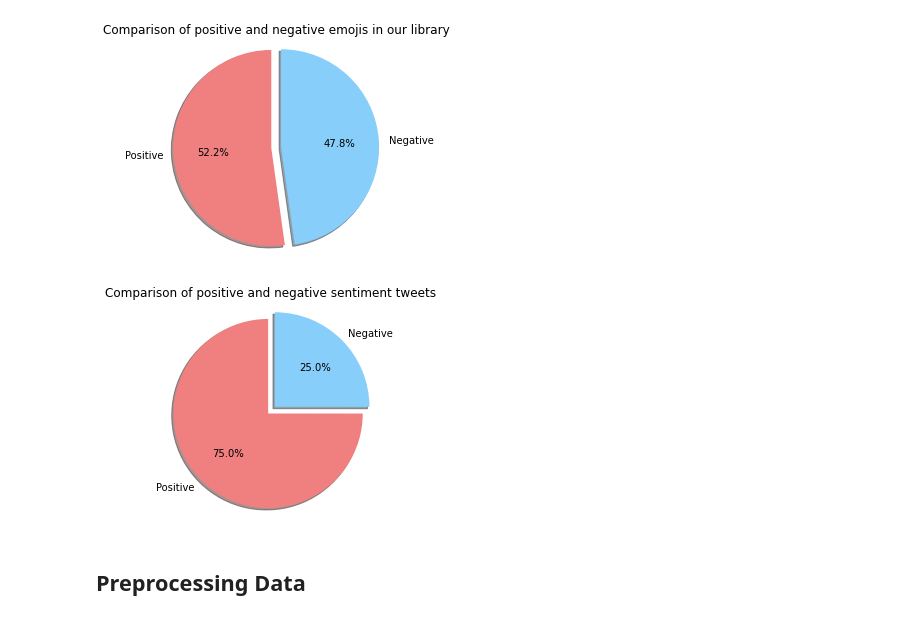
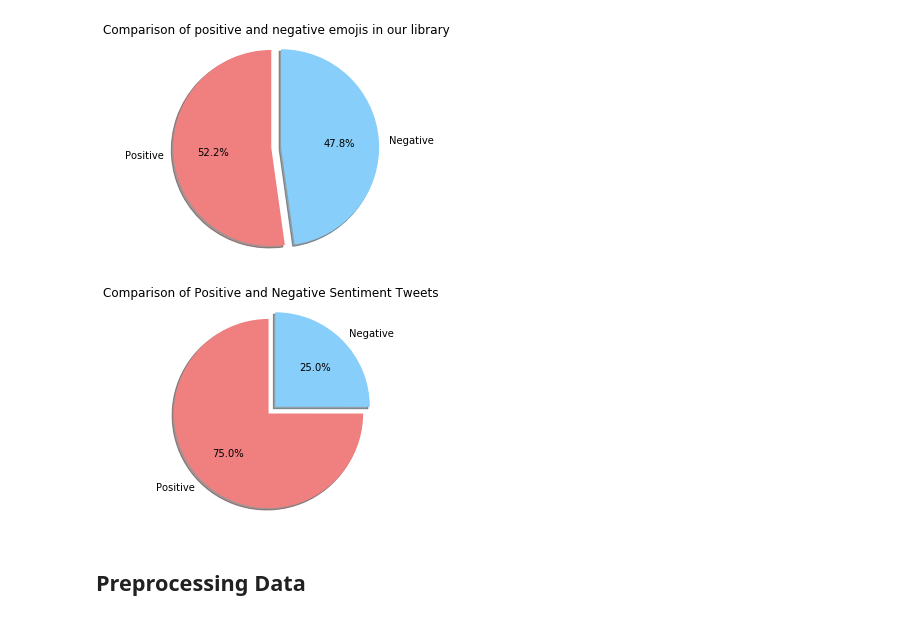
Before and after one commit to akarafas/comp562_Emoji_Classification, a Jupyter notebook: emoji_sentiment_analysis.ipynb, the cells around one changed output. Drawn from its saved outputs; the diff is of its cells as text; code cells hidden in the pictures.

```diff
--- a/emoji_sentiment_analysis.ipynb
+++ b/emoji_sentiment_analysis.ipynb
@@ -18,9 +18,10 @@ from nltk.tokenize import TweetTokenizer
 # %% [markdown]
 # Data Preparation
 # %%
+# sample of reading in data
 tweetFile = open("emojitweets-01-04-2018.txt", encoding="utf8")
-number_of_lines = 5
-for i in range(number_of_lines):
+numLines = 5
+for i in range(numLines):
     line = tweetFile.readline()
     print(line)
 # %% [output]
@@ -118,27 +119,27 @@ plt.show()
 # %%
 # Show the difference of positive and negative sentiment tweets in our dataset
 labels = 'Positive', 'Negative'
 # go through labeledTweetMatrix and tally positive sentiment, neg just do len(total) - pos
 positiveCount = 0
 negativeCount = 0
 for tweet in labeledTweetMatrix:
     # if tweet has positive label, add to positive count
     if tweet[1] == 1:
         positiveCount += 1
     # if tweet has negative label, add to negative count
     if tweet[1] == 0:
         negativeCount += 1
 sizes = [positiveCount, negativeCount]
 explode = (0, 0.1)
 fig1, ax1 = plt.subplots()
 colors = ['lightcoral', 'lightskyblue']
 ax1.pie(sizes, explode=explode, labels=labels, autopct='%1.1f%%', colors=colors,
         shadow=True, startangle=90)
 ax1.axis('equal')
-plt.title('Comparison of positive and negative sentiment tweets')
+plt.title('Comparison of Positive and Negative Sentiment Tweets')
 plt.show()
 # %% [output]
-[figure, old version]
+[figure, new version]
 # %% [markdown]
 ## Preprocessing Data
 # %%
```
Also changed, not shown: parts of 26 cells of this notebook.
